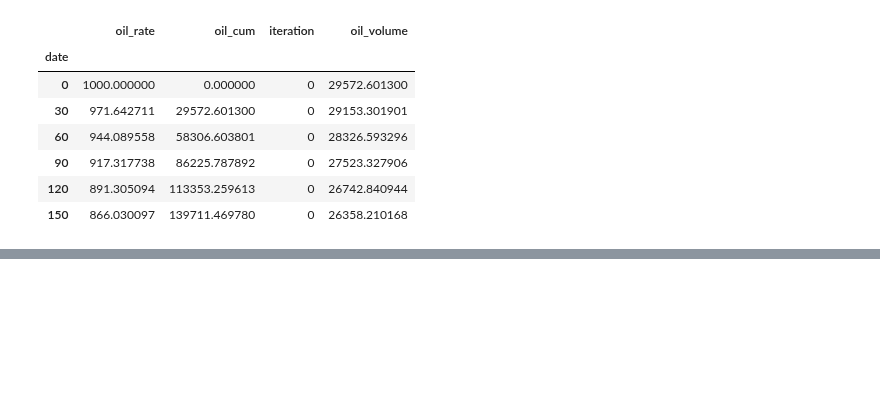
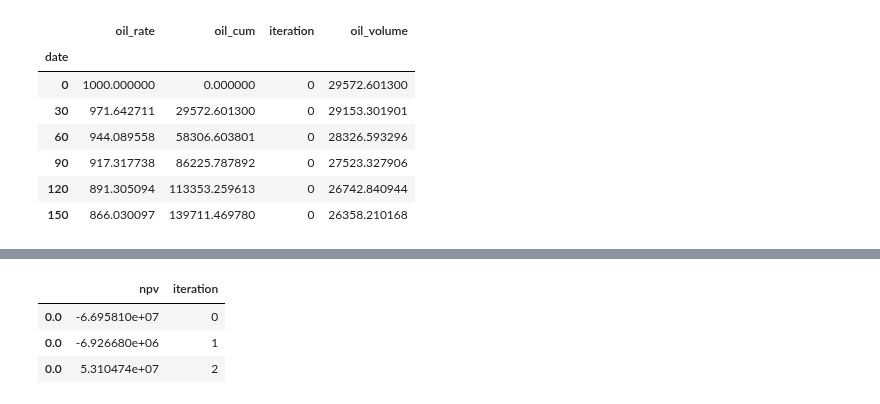
Before and after one commit to scuervo91/dcapy, a Jupyter notebook: docs/examples/6-FixesNotebooks/0-1-5_test_release.ipynb, the cells around one changed output, grey strips where cells are left out. Saved outputs shown, nothing was run; the diff lists cells and outputs as text; code cells hidden in the pictures; blank space fills up the shorter version.

```diff
--- a/docs/examples/6-FixesNotebooks/0-1-5_test_release.ipynb
+++ b/docs/examples/6-FixesNotebooks/0-1-5_test_release.ipynb
@@ -90,0 +214,7 @@ dca.Arps(
+# %%
+gw.npv(0.0,freq_cashflow='M')
+# %% [output]
+|  | npv | iteration |
+| 0.0 | -6.695810e+07 | 0 |
+| 0.0 | -6.926680e+06 | 1 |
+| 0.0 | 5.310474e+07 | 2 |
```
Also changed, not shown: parts of 6 cells of this notebook, 3 other files.
